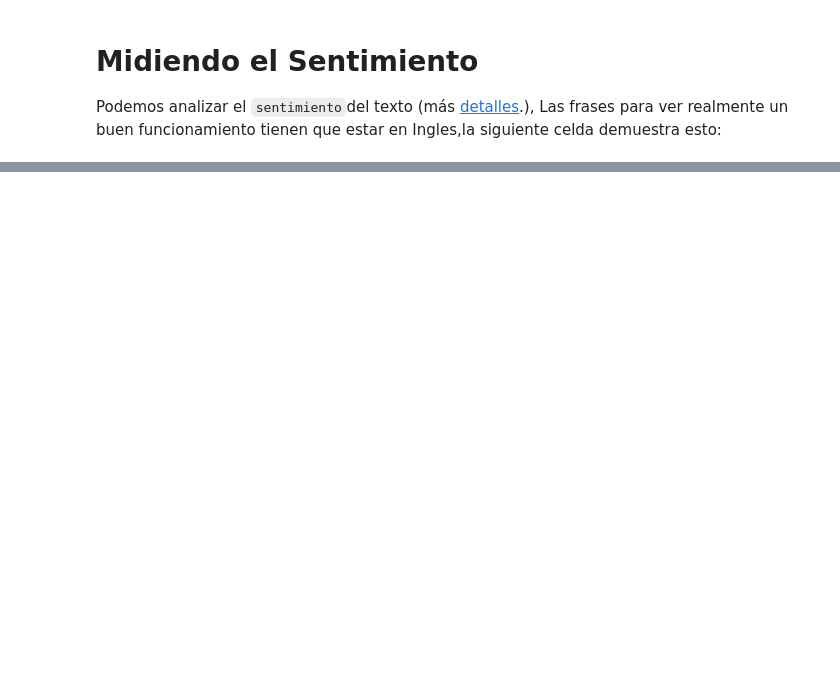
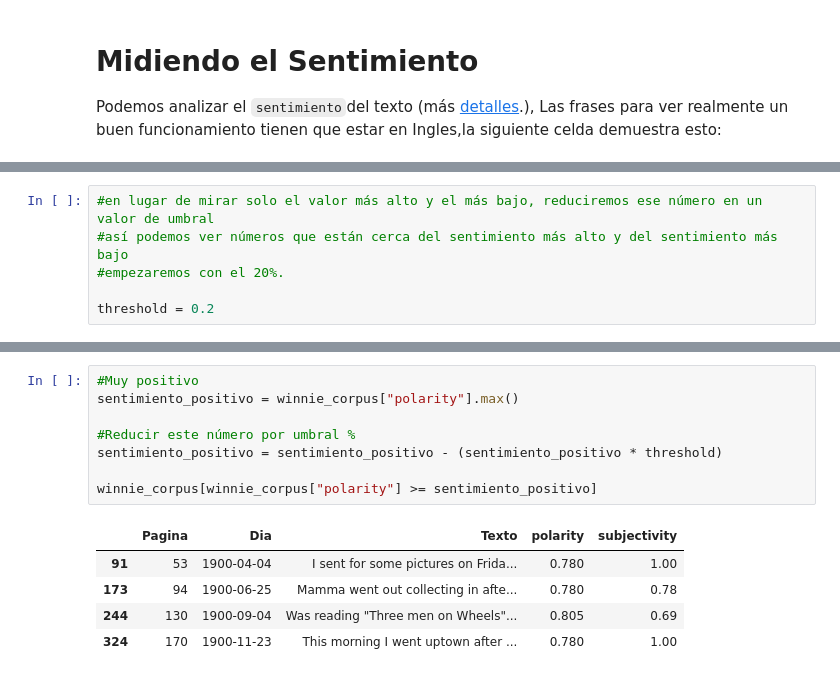
Before and after one commit to rusgar/Scrabble, a Jupyter notebook: Scrabble.ipynb, the cells around one changed output, grey strips where cells are left out. Cells and saved outputs as stored; diff of their text form; blank space fills up the shorter version.

```diff
--- a/Scrabble.ipynb
+++ b/Scrabble.ipynb
@@ -200,0 +255,6 @@ Sentimiento de triste frase  Sentiment(polarity=-0.51, subjectivity=1.0)
+# %%
+#en lugar de mirar solo el valor más alto y el más bajo, reduciremos ese número en un valor de umbral
+#así podemos ver números que están cerca del sentimiento más alto y del sentimiento más bajo
+#empezaremos con el 20%.
+
+threshold = 0.2
@@ -200,0 +274,14 @@ Sentimiento de triste frase  Sentiment(polarity=-0.51, subjectivity=1.0)
+# %%
+#Muy positivo
+sentimiento_positivo = winnie_corpus["polarity"].max()
+
+#Reducir este número por umbral %
+sentimiento_positivo = sentimiento_positivo - (sentimiento_positivo * threshold)
+
+winnie_corpus[winnie_corpus["polarity"] >= sentimiento_positivo]
+# %% [output]
+|  | Pagina | Dia | Texto | polarity | subjectivity |
+| 91 | 53 | 1900-04-04 | I sent for some pictures on Frida... | 0.780 | 1.00 |
+| 173 | 94 | 1900-06-25 | Mamma went out collecting in afte... | 0.780 | 0.78 |
+| 244 | 130 | 1900-09-04 | Was reading "Three men on Wheels"... | 0.805 | 0.69 |
+| 324 | 170 | 1900-11-23 | This morning I went uptown after ... | 0.780 | 1.00 |
```
Also changed, not shown: parts of 11 cells of this notebook, 1 other file.
